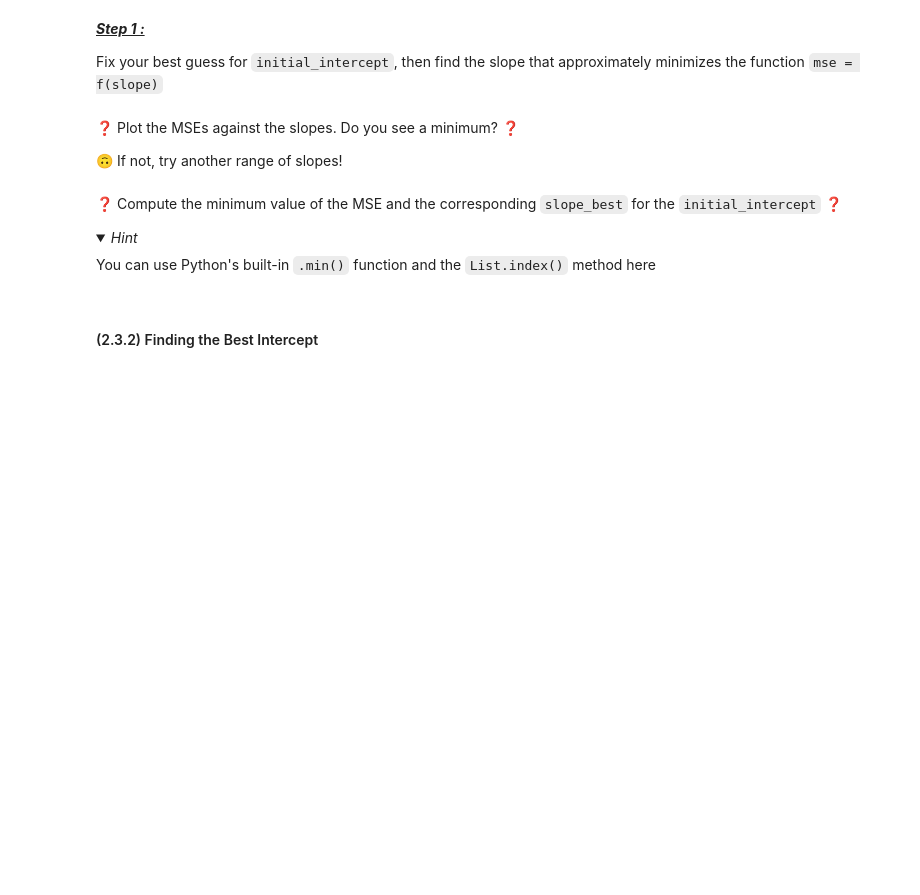
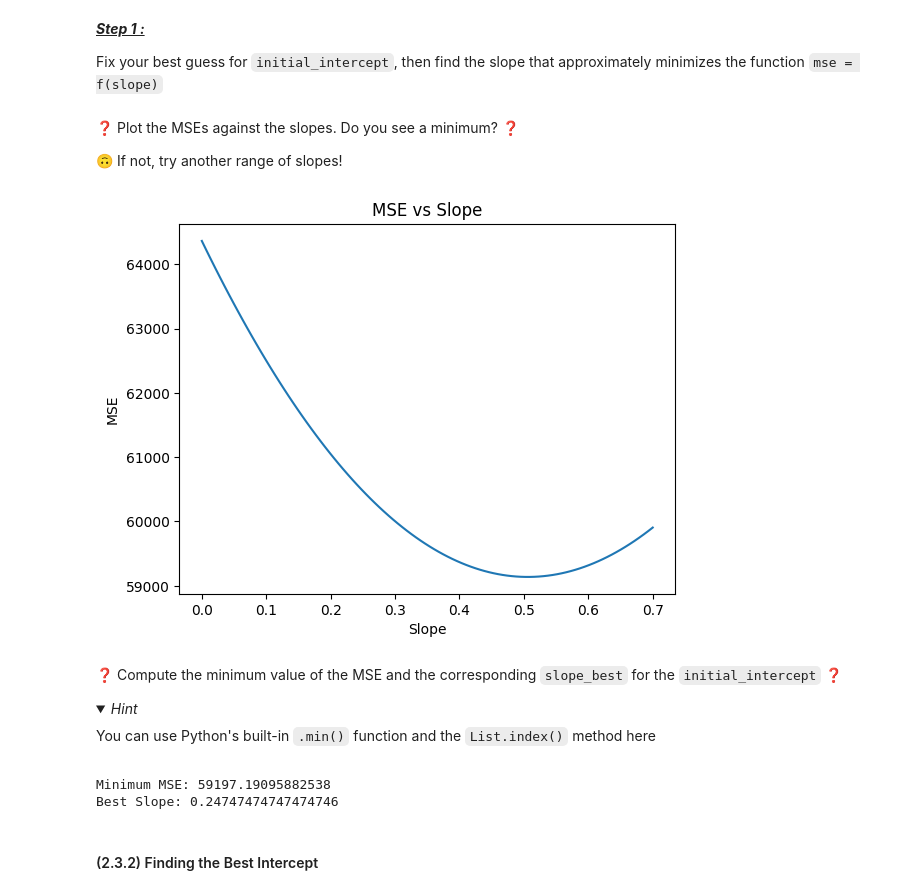
Before and after one commit to itsyeren/data-real-estate-advanced-estimator, a Jupyter notebook: 02-real_estate_advanced_estimator.ipynb, the cells around one changed output. Cells and saved outputs as stored; diff of their text form; code cells hidden in the pictures; folded sections open; blank space fills up the shorter version.

```diff
--- a/02-real_estate_advanced_estimator.ipynb
+++ b/02-real_estate_advanced_estimator.ipynb
@@ -238,7 +262,9 @@ def compute_squared_errors(slope, intercept, surfaces, prices):
 # %%
 def compute_mse(slope, intercept, surfaces, prices):
     '''TODO: Return the mean of the array contained in squared_errors as a float.'''
-    pass  # YOUR CODE HERE
+
+    errors = compute_squared_errors(slope, intercept, surfaces, prices)
+    return np.mean(errors)
 # %% [markdown]
 👉 In section _(2.1) Visual Approach_, you tried to visually guess the "best line", i.e., the best `(slope, intercept)` pair.
 
@@ -263,10 +291,13 @@ def compute_mse(slope, intercept, surfaces, prices):
 Fix your best guess for `initial_intercept`, then find the slope that approximately minimizes the function `mse = f(slope)`
 # %%
 # Define an initial_intercept, for instance, we may suppose there is always a small transaction fee even for very small flats
+initial_intercept = 30
 # %%
 # Create a range of 100 slopes that contains what you believe is the optimal slope (hint: np.linspace())
+slope_range = np.linspace(0, 0.7, 100)
 # %%
 # Create the list of MSEs for each slope value
+mses = list(map(lambda x: compute_mse(x, initial_intercept, flats.surface, flats.price), slope_range))
 # %% [markdown]
 ❓ Plot the MSEs against the slopes. Do you see a minimum? ❓
 
@@ -277,3 +306,10 @@ Fix your best guess for `initial_intercept`, then find the slope that approximat
+# %%
+plt.plot(slope_range, mses)
+plt.xlabel('Slope')
+plt.ylabel('MSE')
+plt.title('MSE vs Slope');
+# %% [output]
+[figure, added]
 # %% [markdown]
 ❓ Compute the minimum value of the MSE and the corresponding `slope_best` for the `initial_intercept` ❓
 
@@ -289,3 +323,12 @@ You can use Python's built-in `.min()` function and the `List.index()` method he
+# %%
+mse_min = min(mses)
+slope_best = slope_range[mses.index(mse_min)]
+
+print(f"Minimum MSE: {mse_min}")
+print(f"Best Slope: {slope_best}")
+# %% [output]
+Minimum MSE: 59197.19095882538
+Best Slope: 0.24747474747474746
 # %% [markdown]
 #### (2.3.2) Finding the Best Intercept
 # %% [markdown]
```
Also changed, not shown: parts of 22 cells of this notebook, 2 other files.
